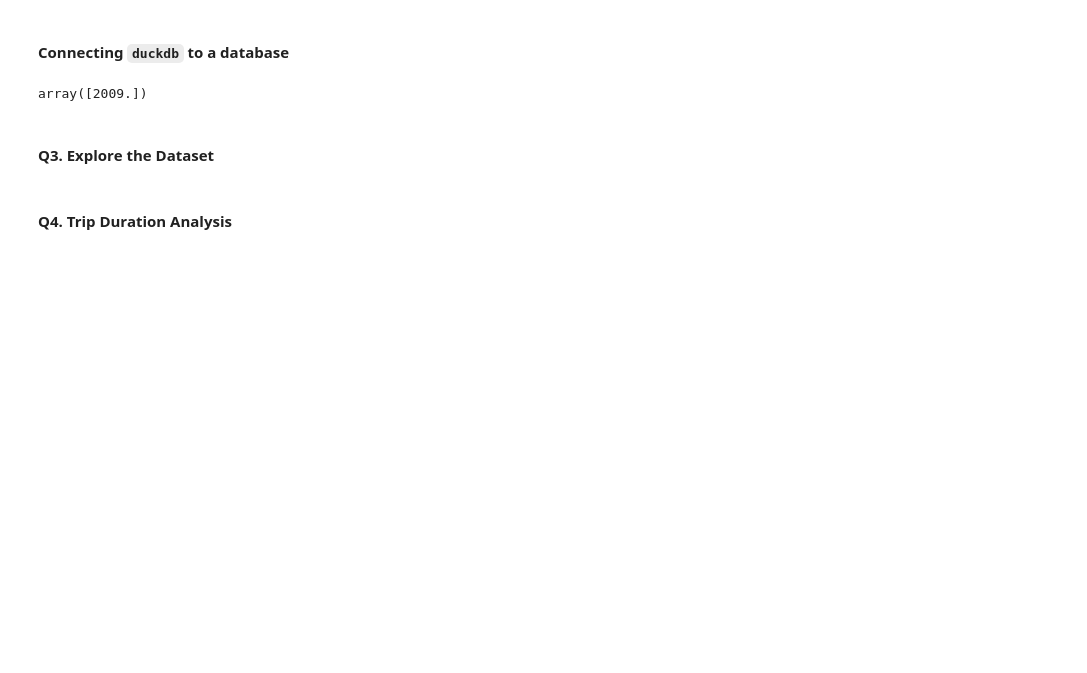
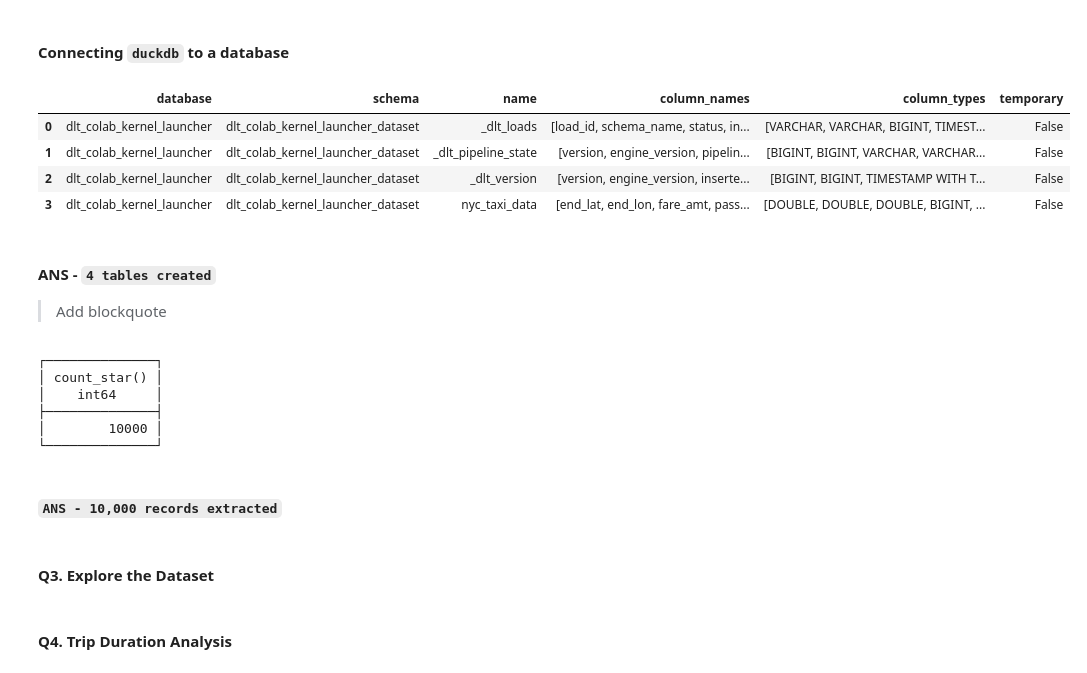
Before and after one commit to Craphtr/data-enginering-zoomcamp2025, a Jupyter notebook: 03-data-warehouse/dlt_workshop_hw.ipynb, the cells around one changed output. Cells and saved outputs as stored; diff of their text form; code cells hidden in the pictures; blank space fills up the shorter version.

```diff
--- a/03-data-warehouse/dlt_workshop_hw.ipynb
+++ b/03-data-warehouse/dlt_workshop_hw.ipynb
@@ -48,43 +100,42 @@ NameError: name 'filename' is not defined
 # %% [markdown]
 #### __Connecting `duckdb` to a database__
 # %%
+
+import duckdb
 from google.colab import data_table
 data_table.enable_dataframe_formatter()
 
 #A database '<pipeline-duckdb>' was created in the current working directory to connect to it
 
-Connect to the duckdb database
+#Connect to the duckdb database
 conn = duckdb.connect(f"{pipeline.pipeline_name}.duckdb")
 
 #Set search path to the dataset
 conn.sql(f"SET search_path = '{pipeline.dataset_name}'")
 
 #Describe the dataset
 conn.sql("DESCRIBE").df()
+# %% [output]
+|  | database | schema | name | column_names | column_types | temporary |
+| 0 | dlt_colab_kernel_launcher | dlt_colab_kernel_launcher_dataset | _dlt_loads | [load_id, schema_name, status, in... | [VARCHAR, VARCHAR, BIGINT, TIMEST... | False |
+| 1 | dlt_colab_kernel_launcher | dlt_colab_kernel_launcher_dataset | _dlt_pipeline_state | [version, engine_version, pipelin... | [BIGINT, BIGINT, VARCHAR, VARCHAR... | False |
+| 2 | dlt_colab_kernel_launcher | dlt_colab_kernel_launcher_dataset | _dlt_version | [version, engine_version, inserte... | [BIGINT, BIGINT, TIMESTAMP WITH T... | False |
+| 3 | dlt_colab_kernel_launcher | dlt_colab_kernel_launcher_dataset | nyc_taxi_data | [end_lat, end_lon, fare_amt, pass... | [DOUBLE, DOUBLE, DOUBLE, BIGINT, ... | False |
-# %%
-#Define the range of years from 2009 to 2024
-start_year = 2009
-end_year = 2024
-
-#Define the rage of months
-months = [f"{m:02d}" for m in range(1,13)]
-
-#Loop through all years and months
-for year in range(start_year, end_year):
-    for month in months:
-        file_name = f"{service_type}_tripdata_{year}-{month}.parquet"
-        url = base_url + file_name
-
-        print(f"Downloading {file_name}")
-        response = requests.get(url)
-
-        if response.status_code == 200:
-            print(f"Successfully downloaded {file_name}")
-        else:
-            print(f"Failed to download {file_name}.status - {response.status_code}")
-            continue
-# %% [output]
-array([2009.])
+# %% [markdown]
+#### __ANS - `4 tables created`__
+
+> Add blockquote
+# %%
+conn.sql("SELECT COUNT(*) FROM nyc_taxi_data")
+# %% [output]
+┌──────────────┐
+│ count_star() │
+│    int64     │
+├──────────────┤
+│        10000 │
+└──────────────┘
+# %% [markdown]
+#### __`ANS - 10,000 records extracted`__
 # %% [markdown]
 #### __Q3. Explore the Dataset__
 # %%
```
Also changed, not shown: parts of 7 cells of this notebook.
